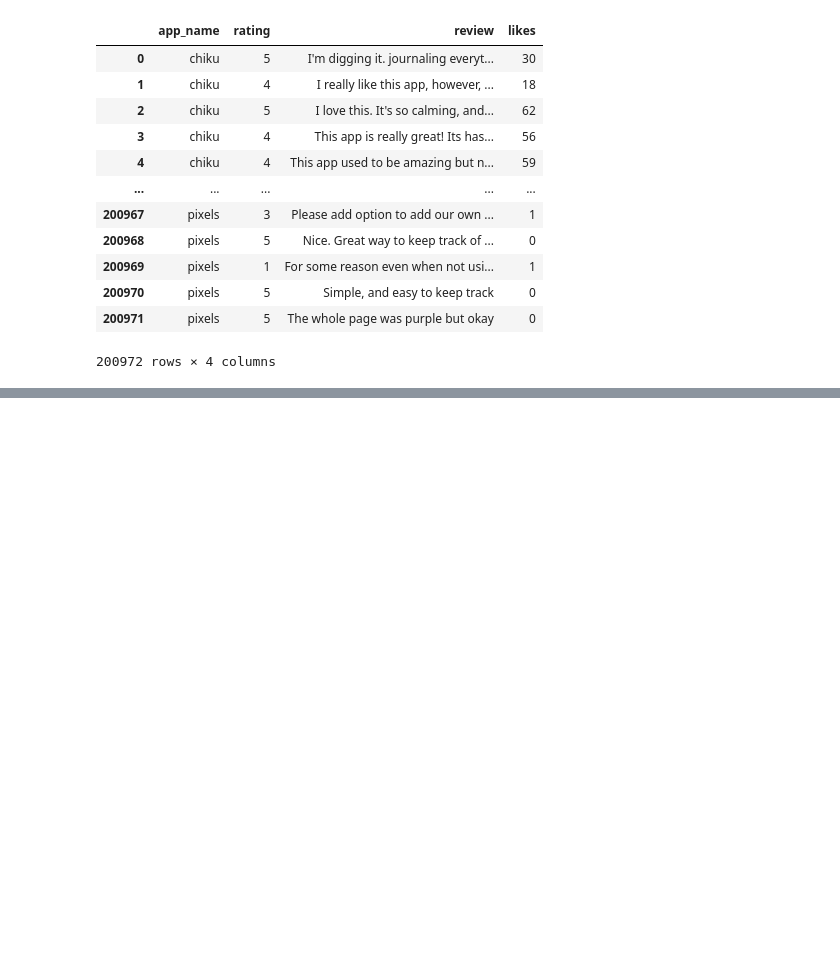
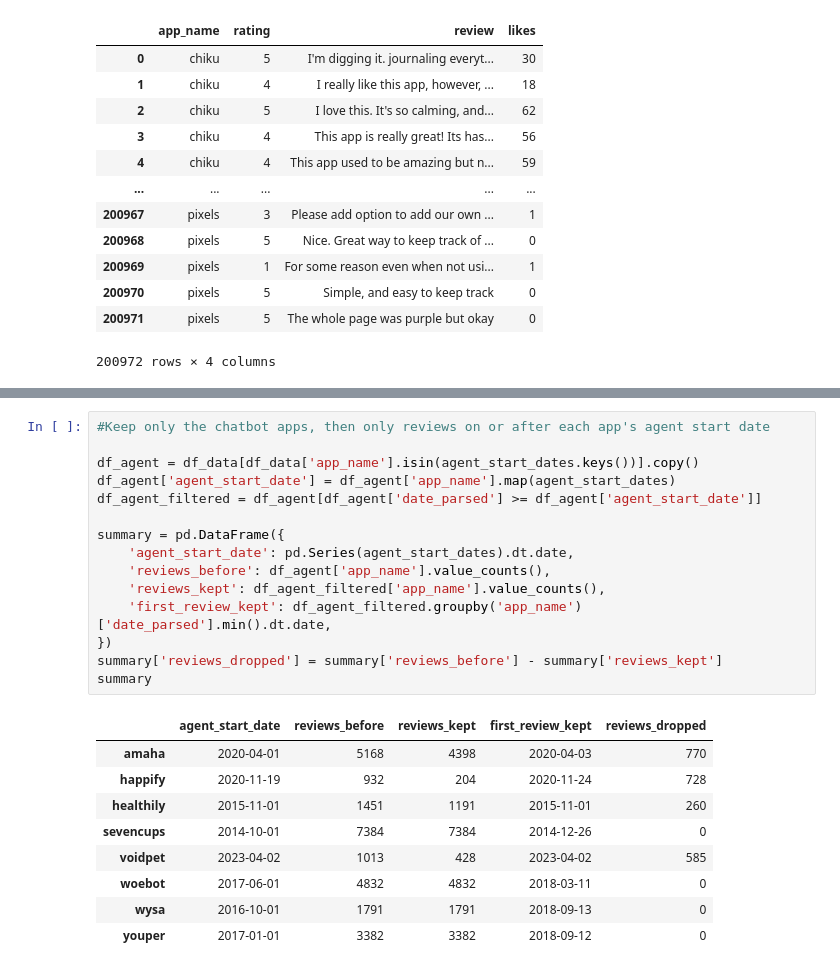
Before and after one commit to Break-Through-Tech/Cornell-1A-ai-companion-risk-radar, a Jupyter notebook: notebooks/EDA_Data.ipynb, the cells around one changed output, grey strips where cells are left out. Cells and saved outputs as stored; diff of their text form; blank space fills up the shorter version.

```diff
--- a/notebooks/EDA_Data.ipynb
+++ b/notebooks/EDA_Data.ipynb
@@ -286,0 +321,25 @@ potential_dataset
+# %%
+#Keep only the chatbot apps, then only reviews on or after each app's agent start date
+
+df_agent = df_data[df_data['app_name'].isin(agent_start_dates.keys())].copy()
+df_agent['agent_start_date'] = df_agent['app_name'].map(agent_start_dates)
+df_agent_filtered = df_agent[df_agent['date_parsed'] >= df_agent['agent_start_date']]
+
+summary = pd.DataFrame({
+    'agent_start_date': pd.Series(agent_start_dates).dt.date,
+    'reviews_before': df_agent['app_name'].value_counts(),
+    'reviews_kept': df_agent_filtered['app_name'].value_counts(),
+    'first_review_kept': df_agent_filtered.groupby('app_name')['date_parsed'].min().dt.date,
+})
+summary['reviews_dropped'] = summary['reviews_before'] - summary['reviews_kept']
+summary
+# %% [output]
+|  | agent_start_date | reviews_before | reviews_kept | first_review_kept | reviews_dropped |
+| amaha | 2020-04-01 | 5168 | 4398 | 2020-04-03 | 770 |
+| happify | 2020-11-19 | 932 | 204 | 2020-11-24 | 728 |
+| healthily | 2015-11-01 | 1451 | 1191 | 2015-11-01 | 260 |
+| sevencups | 2014-10-01 | 7384 | 7384 | 2014-12-26 | 0 |
+| voidpet | 2023-04-02 | 1013 | 428 | 2023-04-02 | 585 |
+| woebot | 2017-06-01 | 4832 | 4832 | 2018-03-11 | 0 |
+| wysa | 2016-10-01 | 1791 | 1791 | 2018-09-13 | 0 |
+| youper | 2017-01-01 | 3382 | 3382 | 2018-09-12 | 0 |
```
Also changed, not shown: parts of 5 cells of this notebook.
